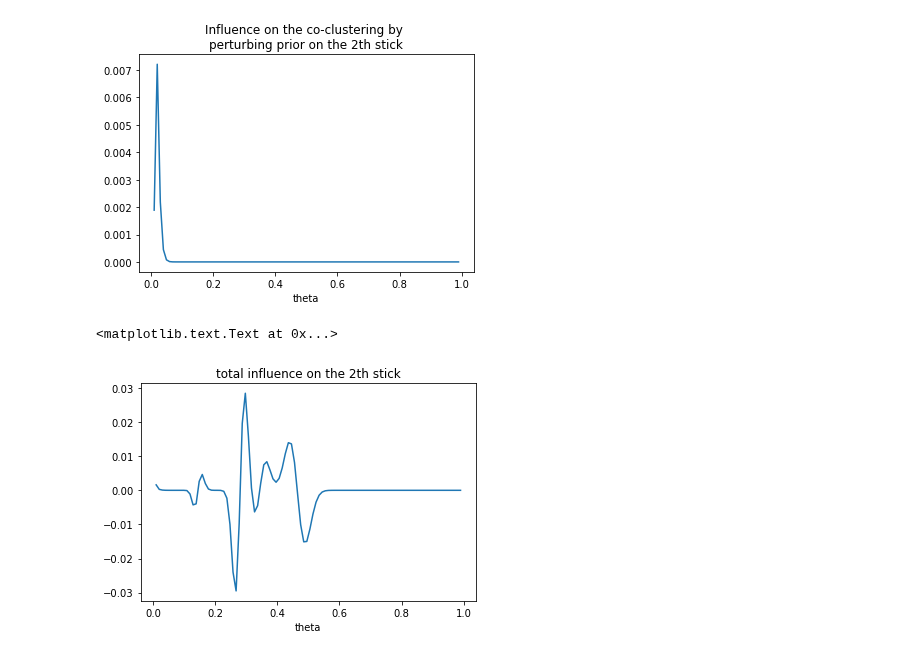
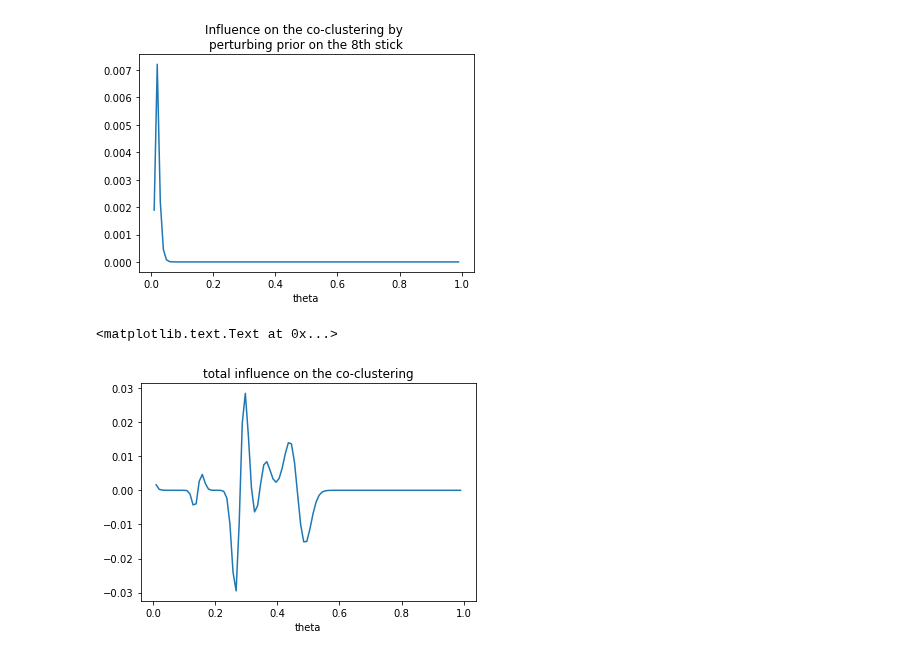
Before and after one commit to Runjing-Liu120/Variational_BNP_robustness, a Jupyter notebook: DP_mixture/DP_normal_mixture-Functional_sensitivity.ipynb, the cells around one changed output. Cells and saved outputs as stored; diff of their text form; code cells hidden in the pictures.

```diff
--- a/DP_mixture/DP_normal_mixture-Functional_sensitivity.ipynb
+++ b/DP_mixture/DP_normal_mixture-Functional_sensitivity.ipynb
@@ -430,7 +432,7 @@ for k_prior in range(k_approx - 1):
     plt.figure()
     plt.plot(theta, ifun_v_sticks[k_prior, :])
     plt.xlabel('theta')
-    title = "Influence on the co-clustering by \nperturbing prior on the {}th stick".format(k_post, k_prior)
+    title = "Influence on the co-clustering by \nperturbing prior on the {}th stick".format(k_prior)
     plt.title(title)
 # %% [output]
 [figure]
@@ -445,8 +447,8 @@ for k_prior in range(k_approx - 1):
 # %%
 plt.figure()
 plt.plot(theta, np.sum(ifun_co_clustering, axis = 0))
 plt.xlabel('theta')
-plt.title('total influence on the {}th stick'.format(k_post))
+plt.title('total influence on the co-clustering'.format(k_post))
 # %% [output]
 <matplotlib.text.Text at 0x...>
-[figure, old version]
+[figure, new version]
```
Also changed, not shown: parts of 1 cell of this notebook, 1 other file.
